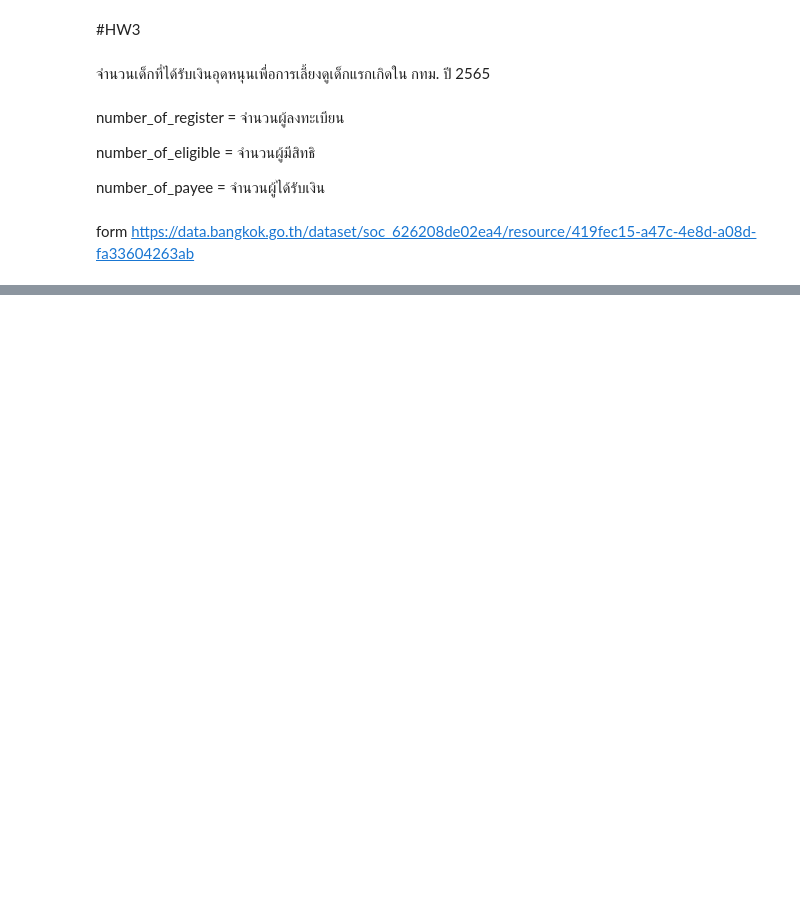
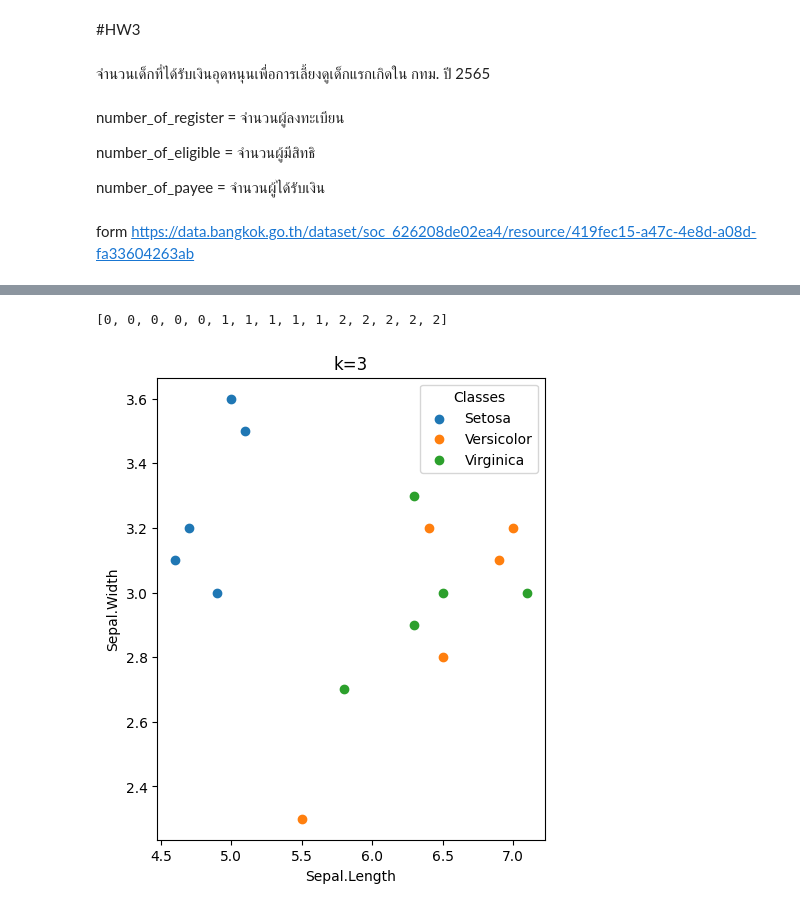
Before and after one commit to chin0104/DPDM2023, a Jupyter notebook: DPDM_HW.ipynb, the cells around one changed output, grey strips where cells are left out. Saved outputs shown, nothing was run; the diff lists cells and outputs as text; code cells hidden in the pictures; blank space fills up the shorter version.

```diff
--- a/DPDM_HW.ipynb
+++ b/DPDM_HW.ipynb
@@ -194,0 +144,11 @@ olbpnp = plt.boxplot(data3['number_of_payee'])
+# %%
+from sklearn import datasets #import the SKlearn package to load the example dataset
+iris = datasets.load_iris() #load iris dataset
+# %%
+test_data_0 = iris['data'][:5,:]
+test_data_1 = iris['data'][50:55,:]
+test_data_2 = iris['data'][100:105,:]
+
+train_data_0 = iris['data'][5:50,:]
+train_data_1 = iris['data'][55:100,:]
+train_data_2 = iris['data'][105:,:]
@@ -194,0 +167,5 @@ olbpnp = plt.boxplot(data3['number_of_payee'])
+# %%
+test_data = [test_data_0, test_data_1, test_data_2]
+test_labels = [test_label_0, test_label_1, test_label_2]
+train_data = [train_data_0, train_data_1, train_data_2]
+train_labels = [train_label_0, train_label_1, train_label_2]
@@ -194,0 +210,22 @@ olbpnp = plt.boxplot(data3['number_of_payee'])
+# %%
+predictions = []
+for i in range(len(test_data)):
+    predictions.extend(knn(train_data[i], train_labels[i], test_data[i], k))
+print(predictions)
+# %% [output]
+[0, 0, 0, 0, 0, 1, 1, 1, 1, 1, 2, 2, 2, 2, 2]
+# %%
+plt.figure(figsize=(5, 6))
+
+
+plt.scatter(test_data[0][:, 0], test_data[0][:, 1], label=f'Setosa')
+plt.scatter(test_data[1][:, 0], test_data[1][:, 1], label=f'Versicolor')
+plt.scatter(test_data[2][:, 0], test_data[2][:, 1], label=f'Virginica')
+plt.xlabel('Sepal.Length')
+plt.ylabel('Sepal.Width')
+plt.legend(title='Classes')
+
+plt.title('k=3')
+plt.show()
+# %% [output]
+[figure, added]
```
Also changed, not shown: parts of 27 cells of this notebook.
